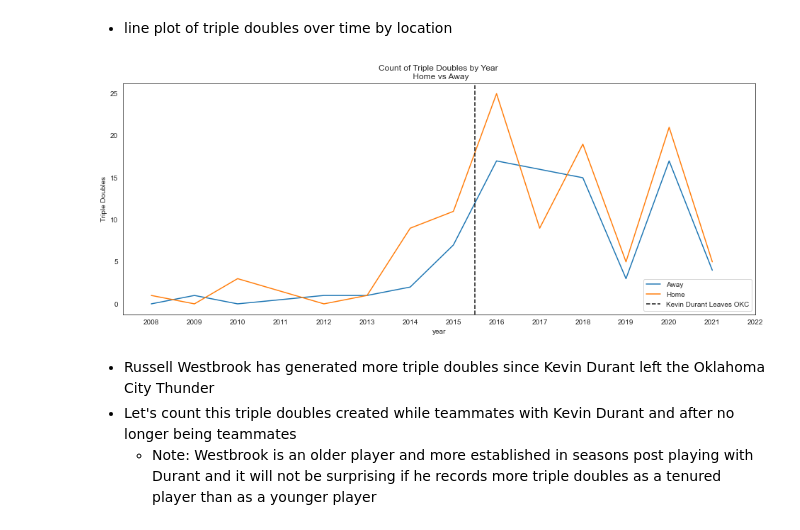
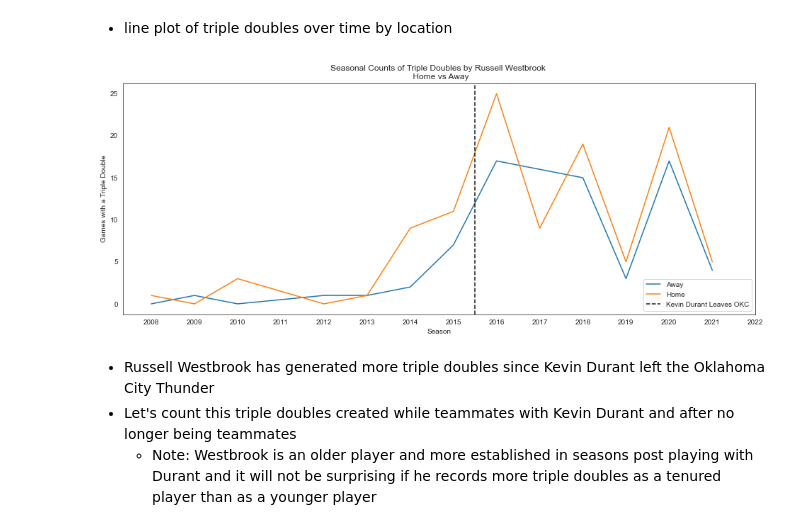
Before and after one commit to kpolimis/kpolimis.github.io-src, a Jupyter notebook: content/downloads/notebooks/triple_double_russ.ipynb, the cells around one changed output. Cells and saved outputs as stored; diff of their text form; code cells hidden in the pictures.

Commit message:
modified triple double russ notebook and post

```diff
--- a/content/downloads/notebooks/triple_double_russ.ipynb
+++ b/content/downloads/notebooks/triple_double_russ.ipynb
@@ -437,16 +437,17 @@ triple_double_games_gb_df
 # %%
 sns.set_style("white")
 sns.set_color_codes()
 fig, ax = plt.subplots(figsize=(16, 6))
 fig.subplots_adjust(hspace=0.4)
-triple_double_games_gb_df.iloc[:,].plot(ax=ax, title='Count of Triple Doubles by Year \n Home vs Away',
-                                        ylabel = "Triple Doubles")
+triple_double_games_gb_df.iloc[:,].plot(ax=ax, title='Seasonal Counts of Triple Doubles by Russell Westbrook \n Home vs Away',
+                                        ylabel = "Games with a Triple Double",
+                                       xlabel= "Season")
 plt.axvline(x=2015.5, color='k', linestyle='--')
 plt.xticks([int(year) for year in years_available_list])
 plt.legend(["Away", "Home", "Kevin Durant Leaves OKC"], loc ="lower right")
 plt.show()
 # %% [output]
-[figure, old version]
+[figure, new version]
 # %% [markdown]
 * Russell Westbrook has generated more triple doubles since Kevin Durant left the Oklahoma City Thunder
 * Let's count this triple doubles created while teammates with Kevin Durant and after no longer being teammates
```
Also changed, not shown: parts of 2 cells of this notebook, 1 other file.
